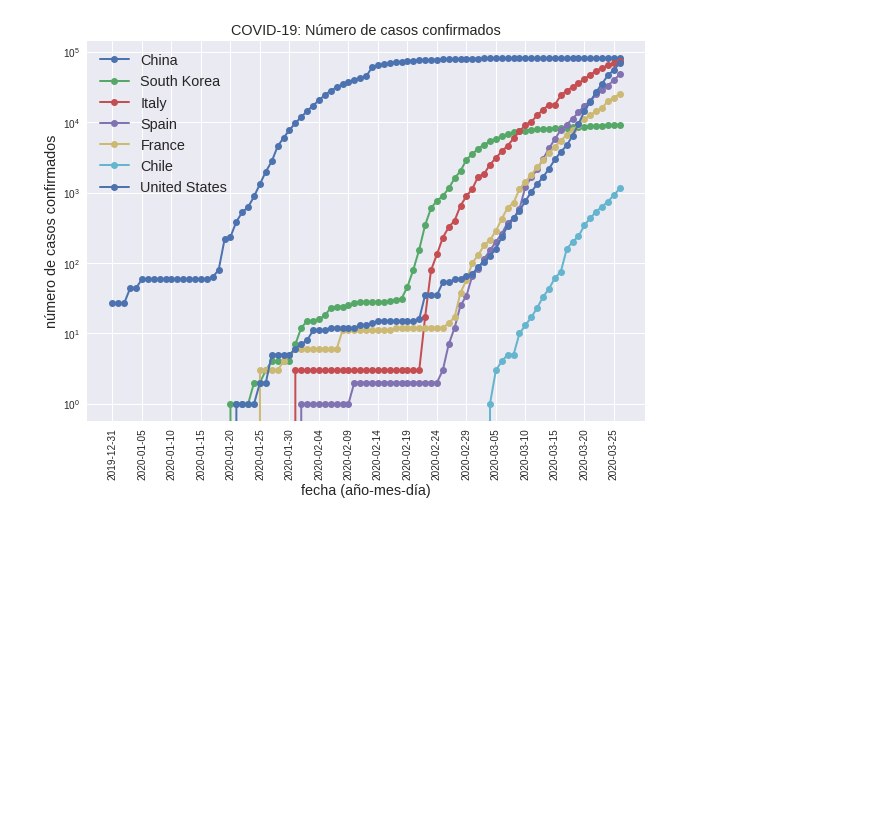
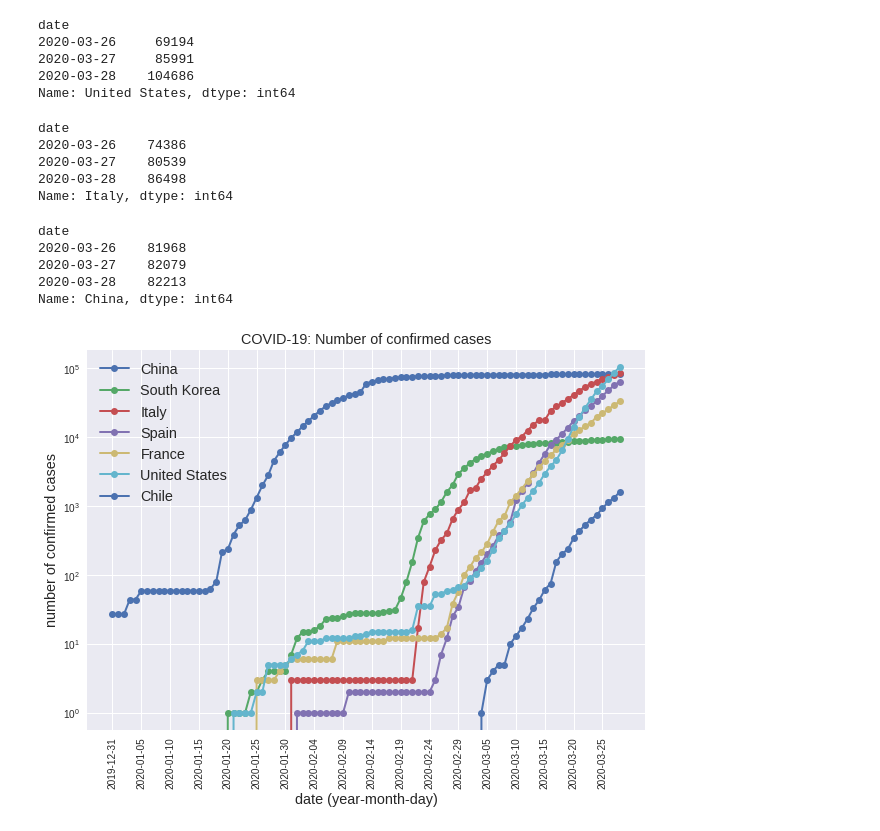
Before and after one commit to alonsosilvaallende/COVID-19, a Jupyter notebook: COVID_19_Chile_vs_Several.ipynb, the cells around one changed output. Cells and saved outputs as stored; diff of their text form; code cells hidden in the pictures; blank space fills up the shorter version.

```diff
--- a/COVID_19_Chile_vs_Several.ipynb
+++ b/COVID_19_Chile_vs_Several.ipynb
@@ -14,10 +14,10 @@ known_cases = known_cases.fillna(0)
 deaths = pd.read_csv("https://covid.ourworldindata.org/data/ecdc/total_deaths.csv", index_col='date')
 deaths = deaths.fillna(0)
 # %%
-# countries_list = ['China', 'South Korea', 'Italy', 'Spain', 'France', 'Japan', 'Chile', 'United States']
-countries_list = ['China', 'South Korea', 'Italy', 'Spain', 'France', 'Chile', 'United States']
+# countries_list = ['China', 'South Korea', 'Italy', 'Spain', 'France', 'Japan', 'United States', 'Chile']
+countries_list = ['China', 'South Korea', 'Italy', 'Spain', 'France', 'United States', 'Chile']
 # %%
 # Population in millions from Wikipedia
 
-# population = [1427, 51, 60, 46, 67, 126, 18, 328]
-population = [1427, 51, 60, 46, 67, 18, 328]
+# population = [1427, 51, 60, 46, 67, 126, 328, 19]
+population = [1427, 51, 60, 46, 67, 328, 19]
@@ -56,19 +72,46 @@ plt.show()
+# %%
+known_cases['United States'].tail(3)
+# %% [output]
+date
+2020-03-26     69194
+2020-03-27     85991
+2020-03-28    104686
+Name: United States, dtype: int64
+# %%
+known_cases['Italy'].tail(3)
+# %% [output]
+date
+2020-03-26    74386
+2020-03-27    80539
+2020-03-28    86498
+Name: Italy, dtype: int64
+# %%
+known_cases['China'].tail(3)
+# %% [output]
+date
+2020-03-26    81968
+2020-03-27    82079
+2020-03-28    82213
+Name: China, dtype: int64
 # %%
 fig, ax = plt.subplots(figsize=(10,7))
 
 for i, country in enumerate(countries_list):
   plt.plot(known_cases[country], label=country, linewidth=2, marker='o')
 
-ax.set_title('COVID-19: Número de casos confirmados', fontsize='x-large')
-ax.set_xlabel('fecha (año-mes-día)', fontsize='x-large')
-ax.set_ylabel('número de casos confirmados', fontsize='x-large')
+# ax.set_title('COVID-19: Número de casos confirmados', fontsize='x-large')
+# ax.set_xlabel('fecha (año-mes-día)', fontsize='x-large')
+# ax.set_ylabel('número de casos confirmados', fontsize='x-large')
+ax.set_title('COVID-19: Number of confirmed cases', fontsize='x-large')
+ax.set_xlabel('date (year-month-day)', fontsize='x-large')
+ax.set_ylabel('number of confirmed cases', fontsize='x-large')
 ax.set_xticks(np.arange(0, len(known_cases['Italy']),5))
 plt.xticks(rotation=90)
 plt.legend(fontsize='x-large')
 plt.yscale("log")
 plt.show()
 # %% [output]
-[figure, old version]
+[figure, new version]
 # %%
 fig, ax = plt.subplots(figsize=(10,7))
 
```
Also changed, not shown: parts of 7 cells of this notebook.
